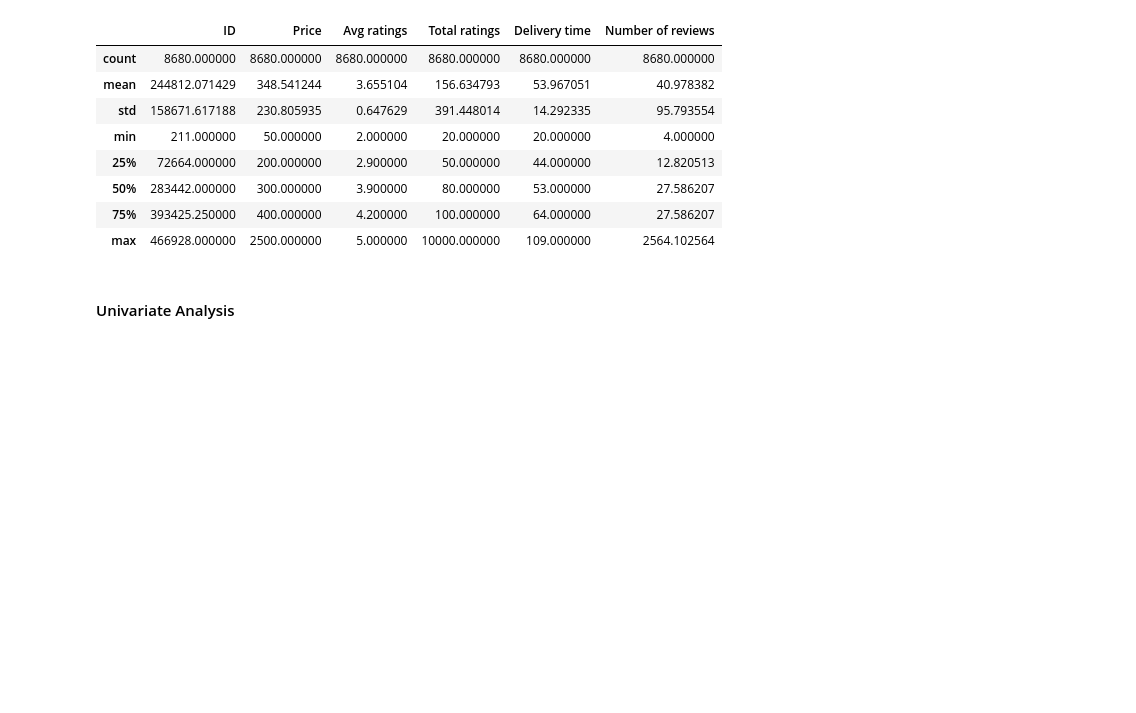
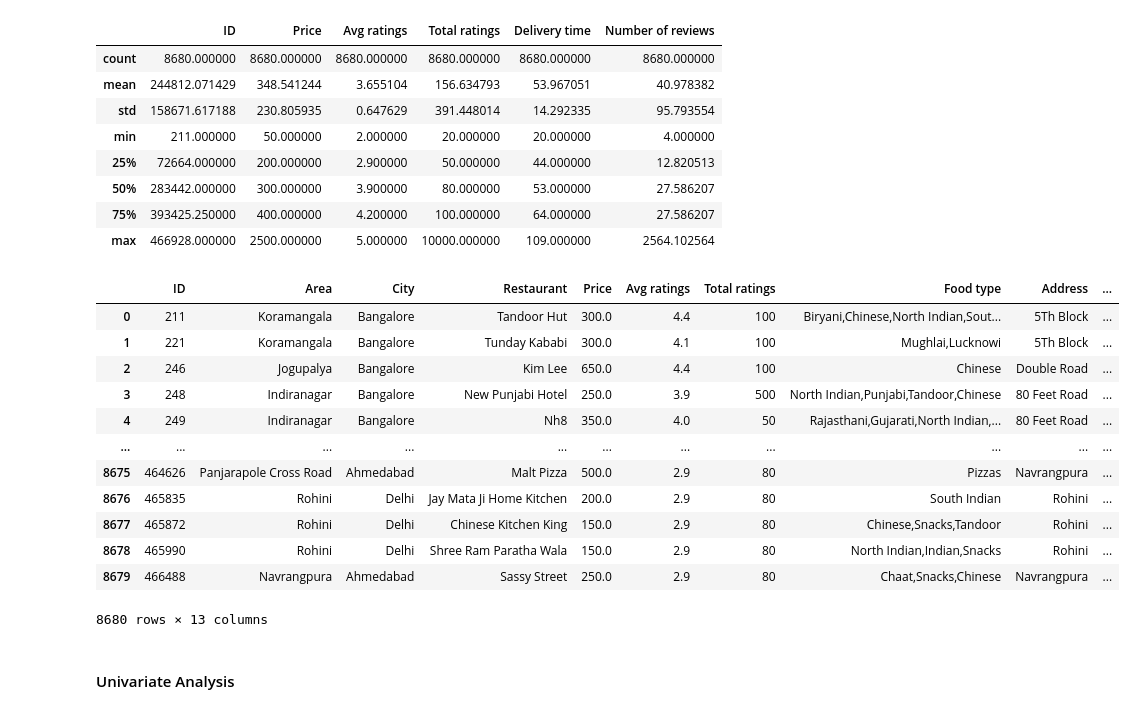
Before and after one commit to Dhruv-patel-17/Swiggy_EDA, a Jupyter notebook: swiggy_EDA.ipynb, the cells around one changed output. Cells and saved outputs as stored; diff of their text form; code cells hidden in the pictures; blank space fills up the shorter version.

```diff
--- a/swiggy_EDA.ipynb
+++ b/swiggy_EDA.ipynb
@@ -177,6 +177,22 @@ def applystyle(ax,fig,logo_path='swiggy_logo.png'):
     logo_ax=fig.add_axes([2.2,1.0,0.2,0.3])
     logo_ax.imshow(logo)
     logo_ax.axis('off')
+# %%
+data[data['City'].duplicated(keep=False)]
+# %% [output]
+|  | ID | Area | City | Restaurant | Price | Avg ratings | Total ratings | Food type | Address | ... |
+| 0 | 211 | Koramangala | Bangalore | Tandoor Hut | 300.0 | 4.4 | 100 | Biryani,Chinese,North Indian,Sout... | 5Th Block | ... |
+| 1 | 221 | Koramangala | Bangalore | Tunday Kababi | 300.0 | 4.1 | 100 | Mughlai,Lucknowi | 5Th Block | ... |
+| 2 | 246 | Jogupalya | Bangalore | Kim Lee | 650.0 | 4.4 | 100 | Chinese | Double Road | ... |
+| 3 | 248 | Indiranagar | Bangalore | New Punjabi Hotel | 250.0 | 3.9 | 500 | North Indian,Punjabi,Tandoor,Chinese | 80 Feet Road | ... |
+| 4 | 249 | Indiranagar | Bangalore | Nh8 | 350.0 | 4.0 | 50 | Rajasthani,Gujarati,North Indian,... | 80 Feet Road | ... |
+| ... | ... | ... | ... | ... | ... | ... | ... | ... | ... | ... |
+| 8675 | 464626 | Panjarapole Cross Road | Ahmedabad | Malt Pizza | 500.0 | 2.9 | 80 | Pizzas | Navrangpura | ... |
+| 8676 | 465835 | Rohini | Delhi | Jay Mata Ji Home Kitchen | 200.0 | 2.9 | 80 | South Indian | Rohini | ... |
+| 8677 | 465872 | Rohini | Delhi | Chinese Kitchen King | 150.0 | 2.9 | 80 | Chinese,Snacks,Tandoor | Rohini | ... |
+| 8678 | 465990 | Rohini | Delhi | Shree Ram Paratha Wala | 150.0 | 2.9 | 80 | North Indian,Indian,Snacks | Rohini | ... |
+| 8679 | 466488 | Navrangpura | Ahmedabad | Sassy Street | 250.0 | 2.9 | 80 | Chaat,Snacks,Chinese | Navrangpura | ... |
+8680 rows × 13 columns
 # %% [markdown]
 #### Univariate Analysis
 # %% [markdown]
```
Also changed, not shown: parts of 6 cells of this notebook.
